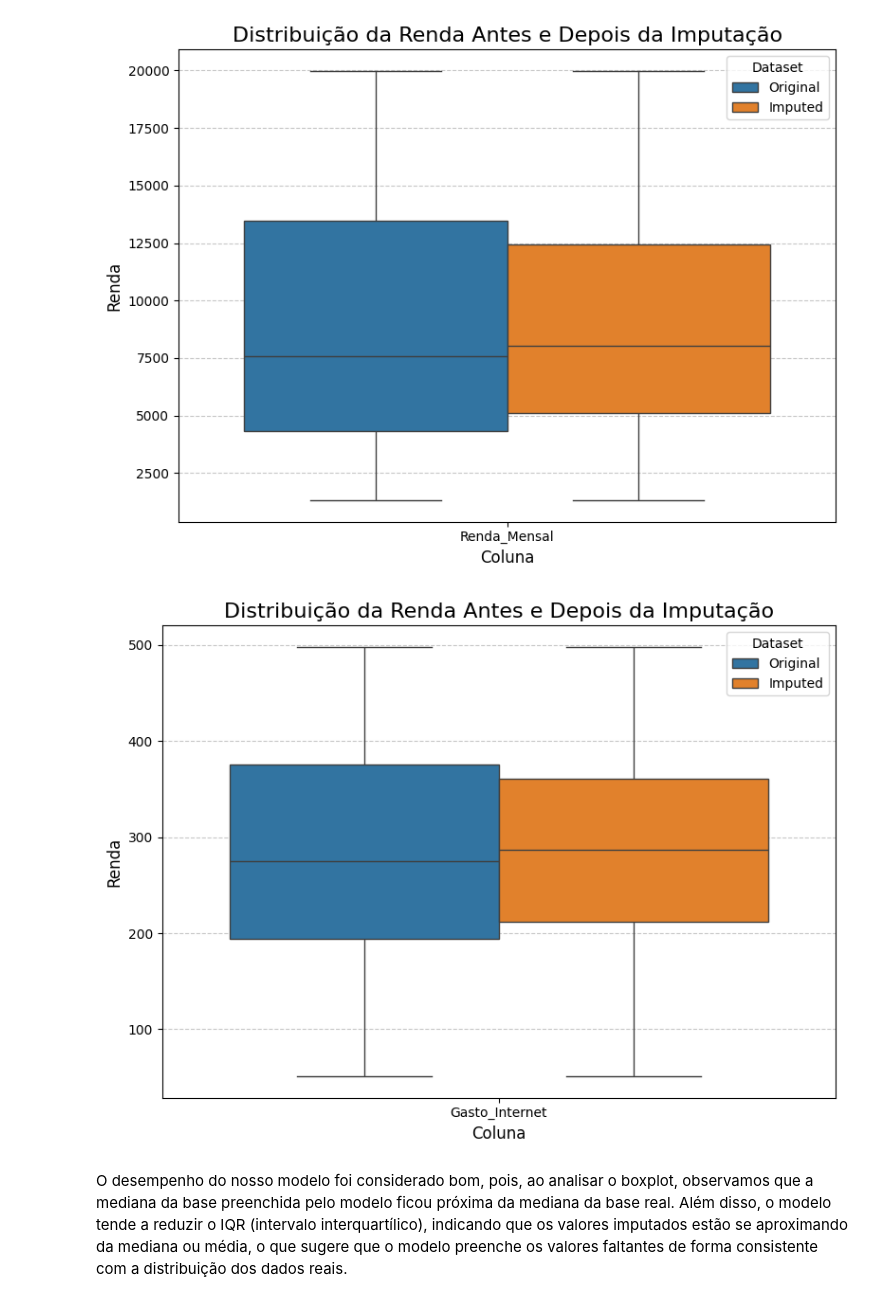
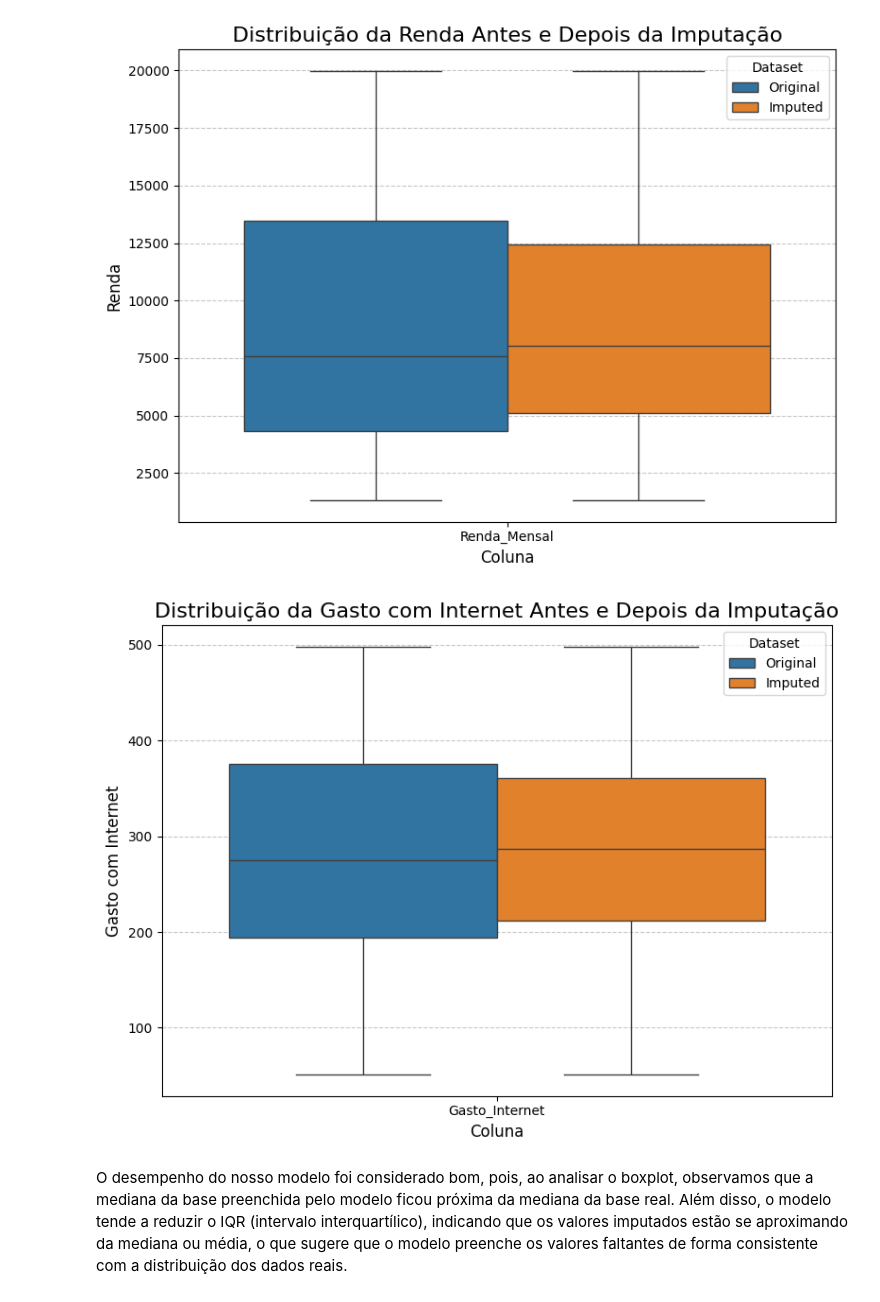
Before and after one commit to Joao-Gabriel05/Telecconect_analysis, a Jupyter notebook: limpeza_de_dados.ipynb, the cells around one changed output. Cells and saved outputs as stored; diff of their text form; code cells hidden in the pictures.

```diff
--- a/limpeza_de_dados.ipynb
+++ b/limpeza_de_dados.ipynb
@@ -505,26 +505,26 @@ plt.show()
 # %%
 
 column_of_interest = ['Gasto_Internet']
 df_test_melted = df_test[column_of_interest].melt(var_name='Coluna', value_name='Valor')
 df_test_melted['Dataset'] = 'Original'
 
 df_imputed_melted = df_imputed[column_of_interest].melt(var_name='Coluna', value_name='Valor')
 df_imputed_melted['Dataset'] = 'Imputed'
 
 df_combined = pd.concat([df_test_melted, df_imputed_melted])
 
 plt.figure(figsize=(8, 6))
 sns.boxplot(x='Coluna', y='Valor', hue='Dataset', data=df_combined)
-plt.title('Distribuição da Renda Antes e Depois da Imputação', fontsize=16)
+plt.title('Distribuição da Gasto com Internet Antes e Depois da Imputação', fontsize=16)
 plt.xlabel('Coluna', fontsize=12)
-plt.ylabel('Renda', fontsize=12)
+plt.ylabel('Gasto com Internet', fontsize=12)
 plt.legend(title='Dataset', fontsize=10)
 plt.grid(axis='y', linestyle='--', alpha=0.7)
 
 plt.tight_layout()
 plt.show()
 # %% [output]
-[figure, old version]
+[figure, new version]
 # %% [markdown]
 O desempenho do nosso modelo foi considerado bom, pois, ao analisar o boxplot, observamos que a mediana da base preenchida pelo modelo ficou próxima da mediana da base real. Além disso, o modelo tende a reduzir o IQR (intervalo interquartílico), indicando que os valores imputados estão se aproximando da mediana ou média, o que sugere que o modelo preenche os valores faltantes de forma consistente com a distribuição dos dados reais.
 # %% [markdown]
```
